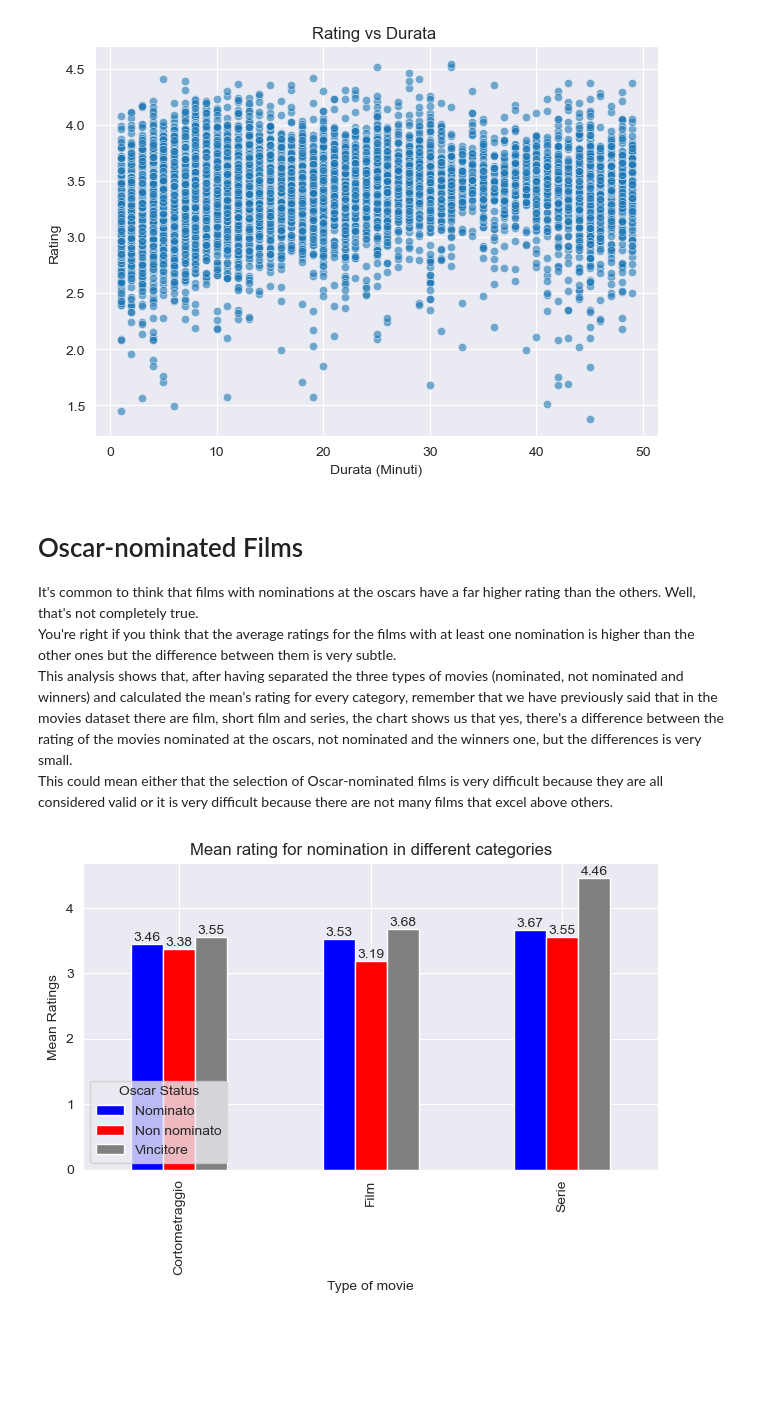
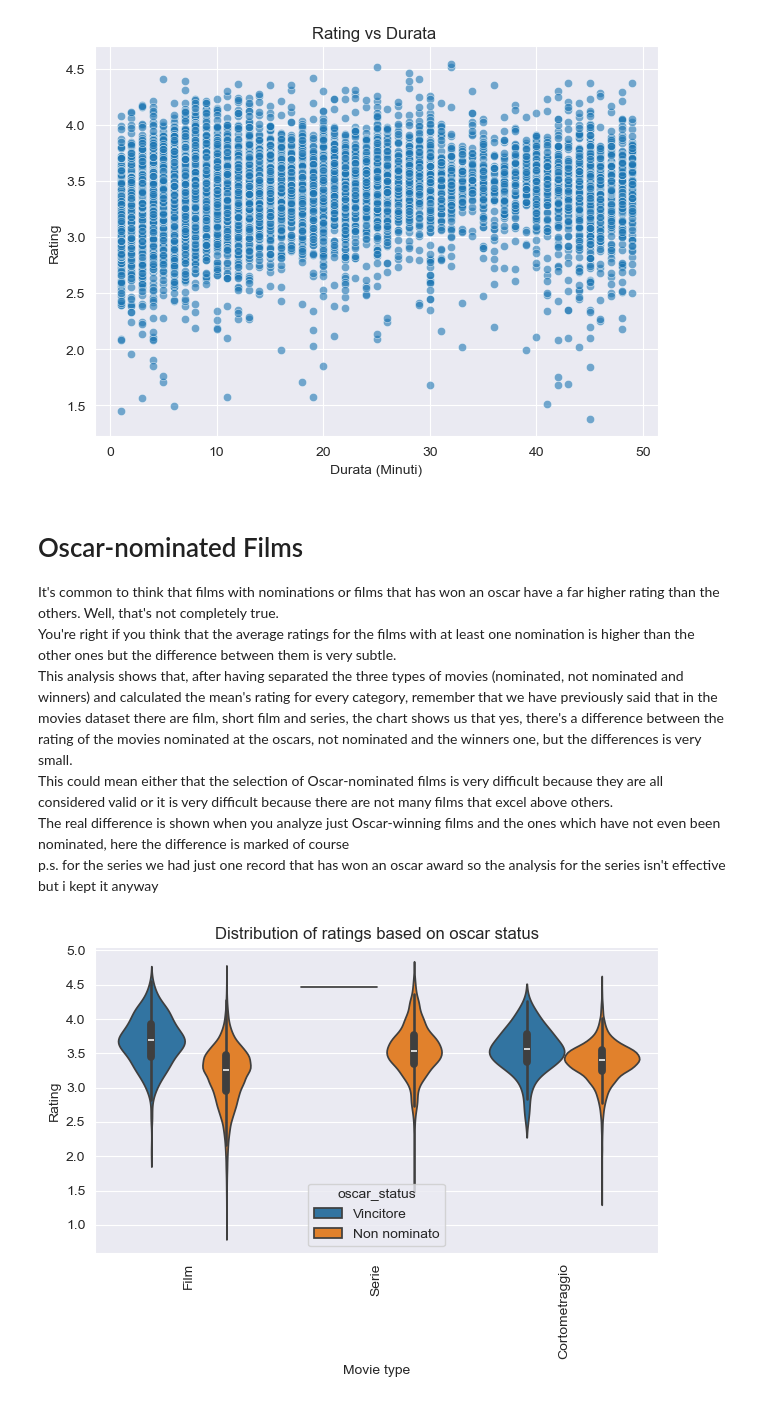
Before and after one commit to MarcoMac03/Film-analisys, a Jupyter notebook: main.ipynb, the cells around one changed output. Cells and saved outputs as stored; diff of their text form; code cells hidden in the pictures; blank space fills up the shorter version.

Commit message:
Changed a little the oscar-nominated analysis

```diff
--- a/main.ipynb
+++ b/main.ipynb
@@ -256,10 +256,12 @@ plt.show()
 [figure]
 # %% [markdown]
 # Oscar-nominated Films
-It's common to think that films with nominations at the oscars have a far higher rating than the others. Well, that's not completely true.
+It's common to think that films with nominations or films that has won an oscar have a far higher rating than the others. Well, that's not completely true.
 You're right if you think that the average ratings for the films with at least one nomination is higher than the other ones but the difference between them is very subtle.
 This analysis shows that, after having separated the three types of movies (nominated, not nominated and winners) and calculated the mean's rating for every category, remember that we have previously said that in the movies dataset there are film, short film and series, the chart shows us that yes, there's a difference between the rating of the movies nominated at the oscars, not nominated and the winners one, but the differences is very small.
 This could mean either that the selection of Oscar-nominated films is very difficult because they are all considered valid or it is very difficult because there are not many films that excel above others.
+The real difference is shown when you analyze just Oscar-winning films and the ones which have not even been nominated, here the difference is marked of course
+p.s. for the series we had just one record that has won an oscar award so the analysis for the series isn't effective but i kept it anyway
 # %%
 from utils.functions import status_oscars
 
@@ -275,20 +277,20 @@ movies_2['name'] = movies_2['name'].str.lower()
 nominations = oscars_2.drop_duplicates(subset=['year_film', 'film'])
 # Rename column for the merge
 movies_2 = movies_2.rename(columns={'name': 'film_name'})
+movies_2 = movies_2[movies_2['rating'].notna()]
 oscar_films = pd.merge(movies_2, nominations, left_on=['film_name', 'date'], right_on=['film', 'year_film'], how='left')
 oscar_films['nominated'] = np.where(oscar_films['nominated'].isna(), False, True)
 oscar_films['oscar_status'] = oscar_films.apply(status_oscars, axis=1)
+# %%
+rating_by_nominations = oscar_films.groupby(['type_of_movie' ,'oscar_status'])['rating'].mean().unstack()
+oscar_films = oscar_films[(oscar_films['oscar_status'] == 'Vincitore') | (oscar_films['oscar_status'] == 'Non nominato')]
 # %%
-rating_by_nominations = oscar_films.groupby(['type_of_movie' ,'oscar_status'])['rating'].mean().unstack()
-
-ax = rating_by_nominations.plot(kind='bar', color=['blue', 'red', 'gray'])
-plt.title('Mean rating for nomination in different categories')
-plt.ylabel('Mean Ratings')
-plt.xlabel('Type of movie')
-plt.legend(title='Oscar Status')
-for container in ax.containers:
-    ax.bar_label(container, fmt='%.2f')
+sns.violinplot(data=oscar_films, x='type_of_movie', y='rating', hue='oscar_status')
+plt.title('Distribution of ratings based on oscar status')
+plt.xticks(rotation=90)
+plt.xlabel('Movie type')
+plt.ylabel('Rating')
 plt.tight_layout()
 plt.show()
 # %% [output]
-[figure, old version]
+[figure, new version]
```
Also changed, not shown: parts of 1 cell of this notebook.
